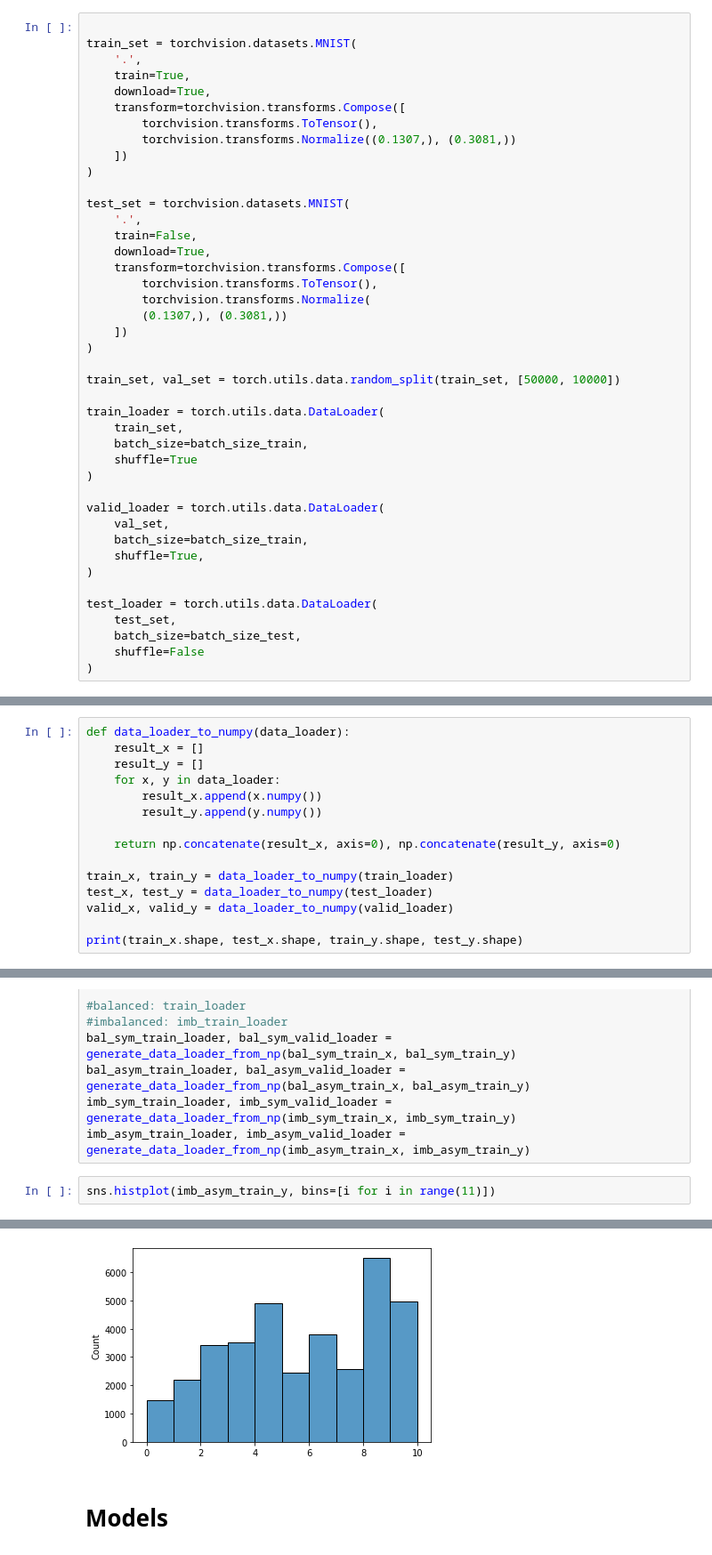
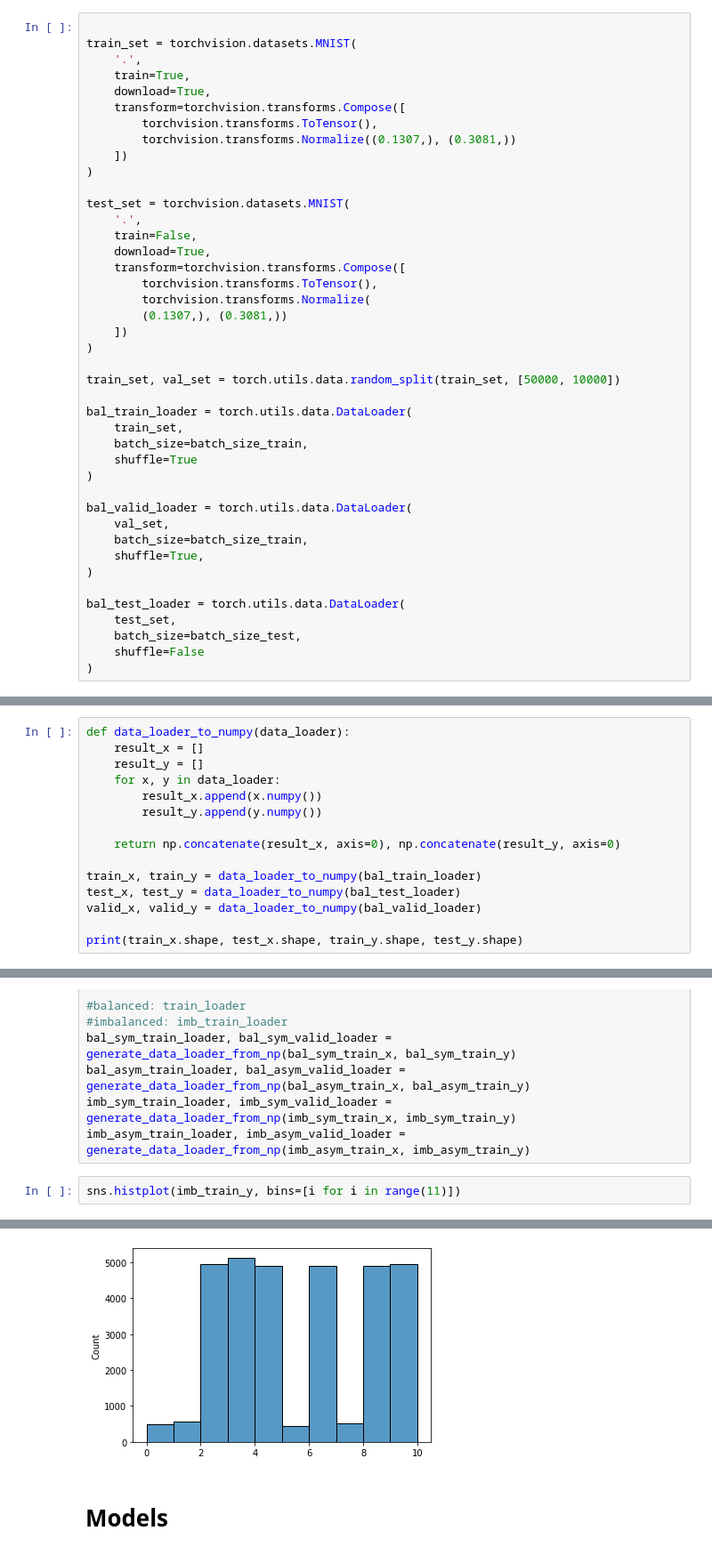
Before and after one commit to navidmdn/cse555-final-project, a Jupyter notebook: main.ipynb, the cells around one changed output, grey strips where cells are left out. Shown at 89% size. Saved outputs shown, nothing was run; the diff lists cells and outputs as text.

```diff
--- a/main.ipynb
+++ b/main.ipynb
@@ -82,19 +83,19 @@ test_set = torchvision.datasets.MNIST(
 
 train_set, val_set = torch.utils.data.random_split(train_set, [50000, 10000])
 
-train_loader = torch.utils.data.DataLoader(
+bal_train_loader = torch.utils.data.DataLoader(
     train_set,
     batch_size=batch_size_train,
     shuffle=True
 )
 
-valid_loader = torch.utils.data.DataLoader(
+bal_valid_loader = torch.utils.data.DataLoader(
     val_set,
     batch_size=batch_size_train,
     shuffle=True,
 )
 
-test_loader = torch.utils.data.DataLoader(
+bal_test_loader = torch.utils.data.DataLoader(
     test_set,
     batch_size=batch_size_test,
     shuffle=False
@@ -111,9 +112,9 @@ def data_loader_to_numpy(data_loader):
 
     return np.concatenate(result_x, axis=0), np.concatenate(result_y, axis=0)
 
-train_x, train_y = data_loader_to_numpy(train_loader)
-test_x, test_y = data_loader_to_numpy(test_loader)
-valid_x, valid_y = data_loader_to_numpy(valid_loader)
+train_x, train_y = data_loader_to_numpy(bal_train_loader)
+test_x, test_y = data_loader_to_numpy(bal_test_loader)
+valid_x, valid_y = data_loader_to_numpy(bal_valid_loader)
 
 print(train_x.shape, test_x.shape, train_y.shape, test_y.shape)
 # %% [output]
@@ -274,10 +279,10 @@ bal_asym_train_loader, bal_asym_valid_loader = generate_data_loader_from_np(bal_
 imb_sym_train_loader, imb_sym_valid_loader = generate_data_loader_from_np(imb_sym_train_x, imb_sym_train_y)
 imb_asym_train_loader, imb_asym_valid_loader = generate_data_loader_from_np(imb_asym_train_x, imb_asym_train_y)
 # %%
-sns.histplot(imb_asym_train_y, bins=[i for i in range(11)])
+sns.histplot(imb_train_y, bins=[i for i in range(11)])
 # %% [output]
 <AxesSubplot:ylabel='Count'>
-[figure, old version]
+[figure, new version]
 # %% [markdown]
 # Models
 # %% [markdown]
```
Also changed, not shown: parts of 89 cells of this notebook.
